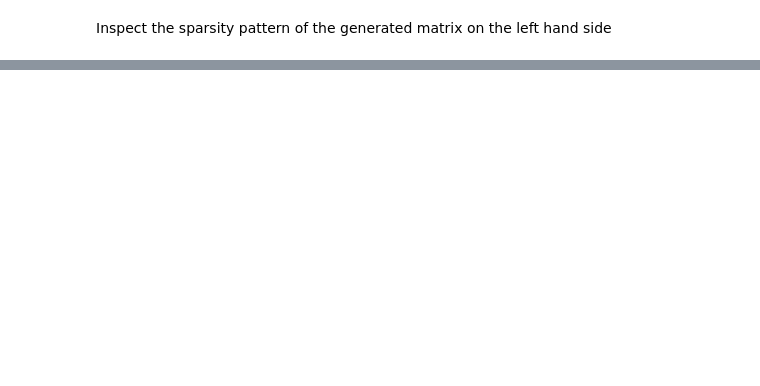
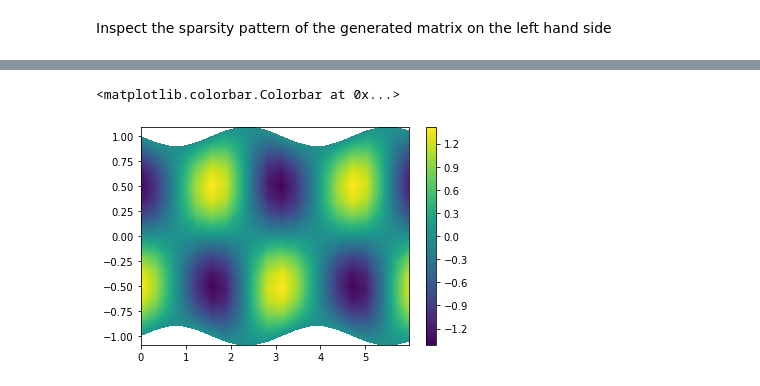
Before and after one commit to spectralDNS/shenfun, a Jupyter notebook: binder/non-orthogonal-poisson.ipynb, the cells around one changed output, grey strips where cells are left out. Saved outputs shown, nothing was run; the diff lists cells and outputs as text; code cells hidden in the pictures; blank space fills up the shorter version.

```diff
--- a/binder/non-orthogonal-poisson.ipynb
+++ b/binder/non-orthogonal-poisson.ipynb
@@ -85,0 +119,7 @@ spy(Sol1.M, markersize=0.1)
+# %%
+from scipy.sparse.linalg import eigs
+mats = inner(q*T.coors.sg, -div(grad(p)), level=2)
+Sol1 = Solver2D(mats)
+BB = inner(p, q*T.coors.sg, level=2)
+Sol2 = Solver2D(BB)
+f = eigs(Sol1.M, k=20, M=Sol2.M, which='LM', sigma=0)
@@ -85,0 +139,9 @@ spy(Sol1.M, markersize=0.1)
+# %%
+l = 10
+u_hat = Function(T)
+u_hat[:, :-2] = f[1][:, l].reshape(T.dims())
+plt.contourf(xx, yy, u_hat.backward().real, 100)
+plt.colorbar()
+# %% [output]
+<matplotlib.colorbar.Colorbar at 0x...>
+[figure, added]
```
Also changed, not shown: parts of 11 cells of this notebook, 22 other files.
